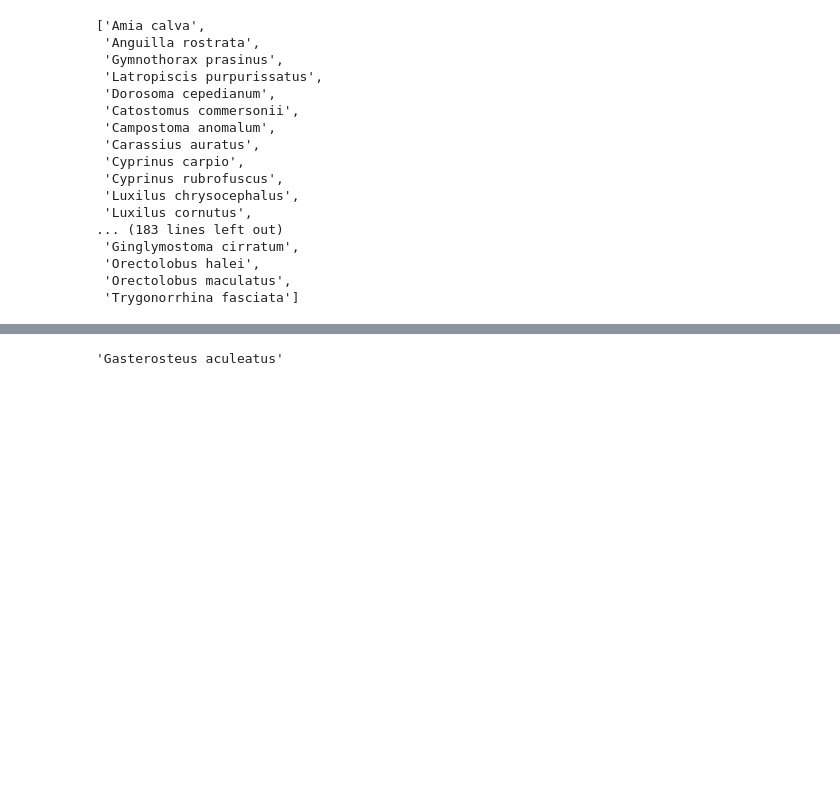
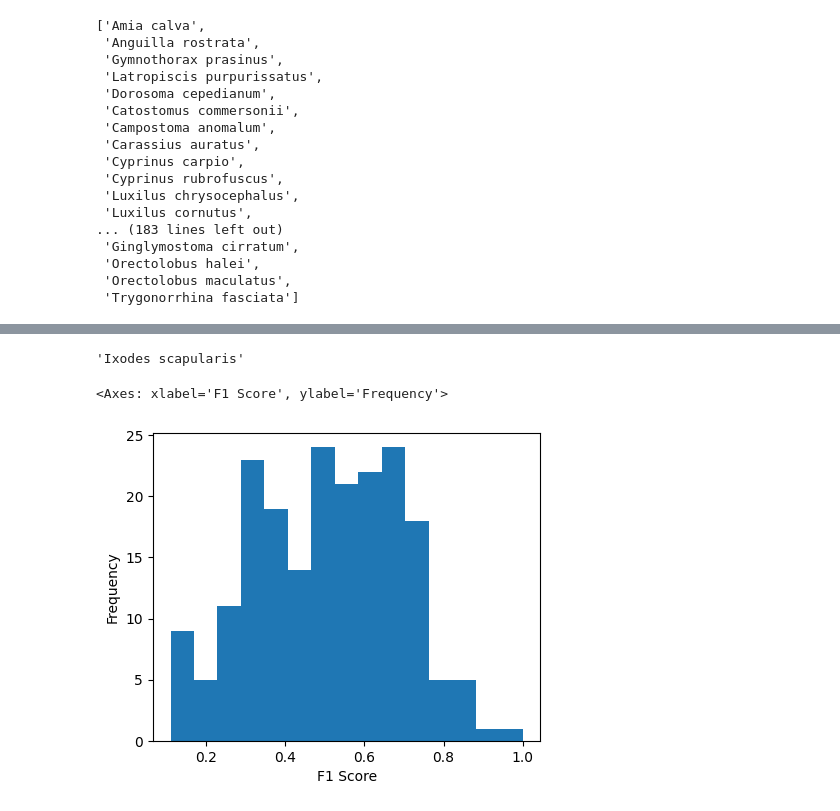
Before and after one commit to natesawant/inaturalist-species-detection, a Jupyter notebook: Untitled-2.ipynb, the cells around one changed output, grey strips where cells are left out. Cells and saved outputs as stored; diff of their text form; code cells hidden in the pictures; blank space fills up the shorter version.

```diff
--- a/Untitled-2.ipynb
+++ b/Untitled-2.ipynb
@@ -163,4 +172,9 @@ y = predicted.tolist()[0]
 # %%
-data["categories"][order_dict[y]]["name"]
+data["categories"][output]["name"]
 # %% [output]
-'Gasterosteus aculeatus'
+'Ixodes scapularis'
+# %%
+report_df["f1-score"].plot(kind="hist", bins=15, xlabel="F1 Score", figsize=(5,4))
+# %% [output]
+<Axes: xlabel='F1 Score', ylabel='Frequency'>
+[figure, added]
```
Also changed, not shown: parts of 11 cells of this notebook, 5 other files.
